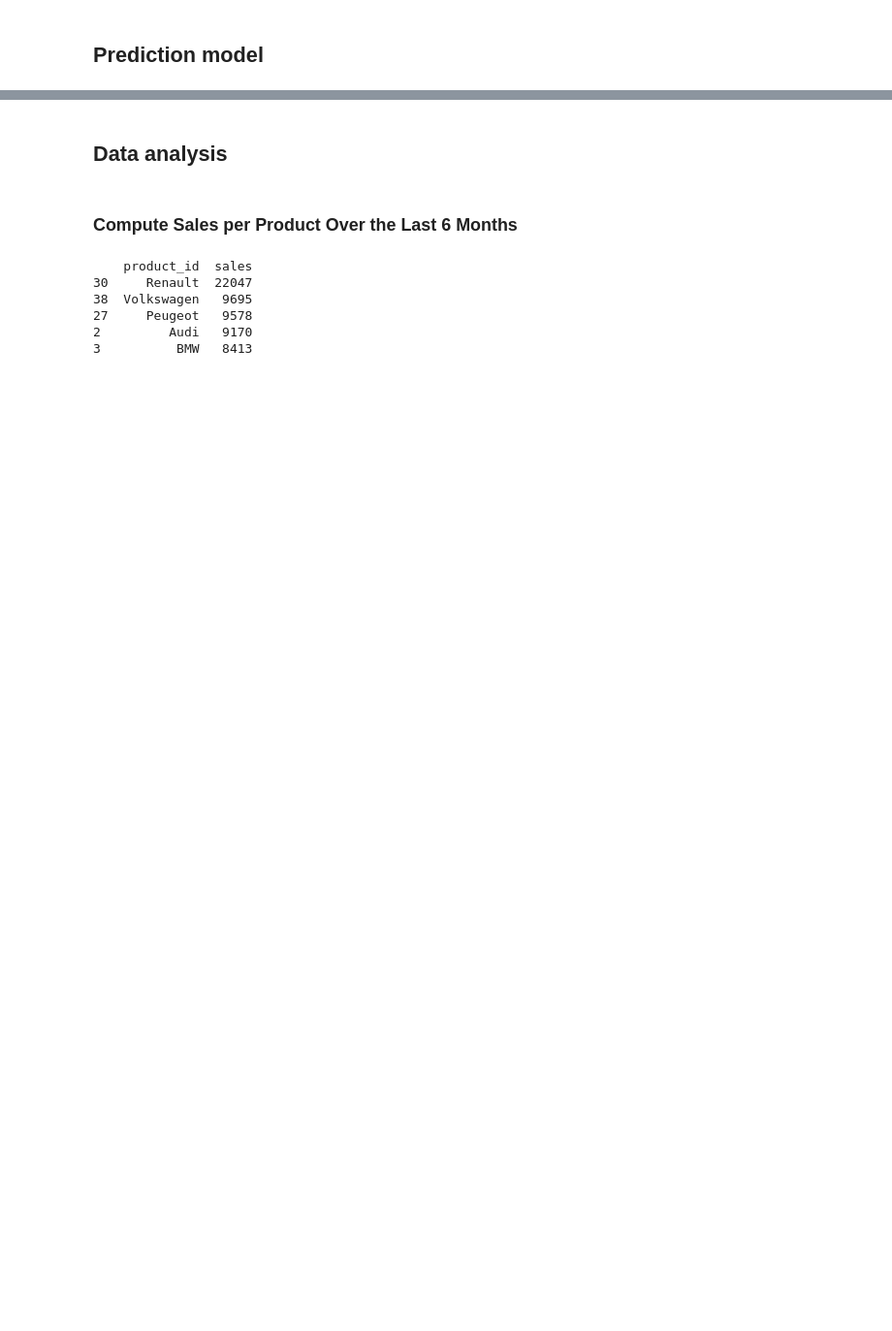
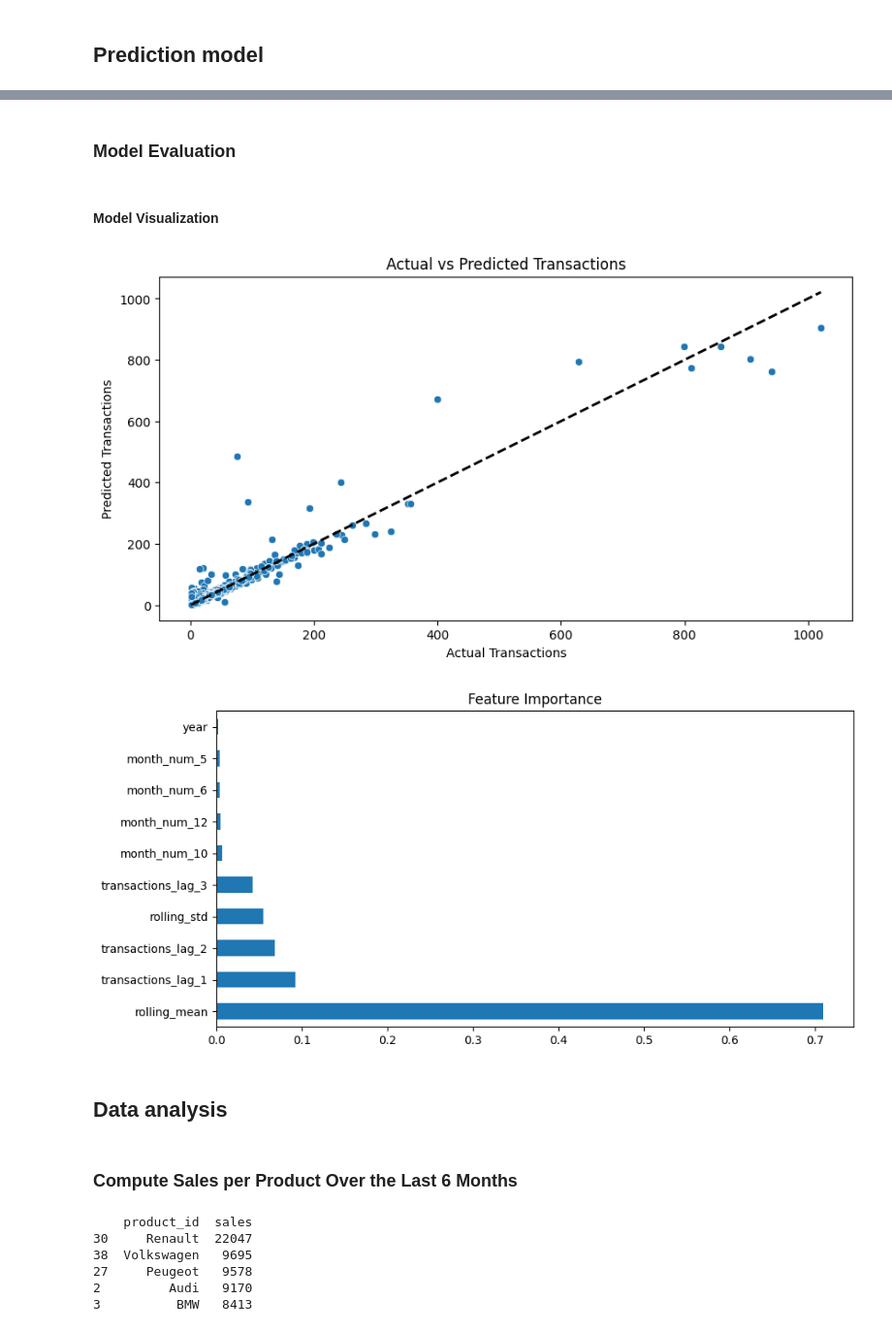
Before and after one commit to ttperr/Quod_THA_Test, a Jupyter notebook: notebooks/main.ipynb, the cells around one changed output, grey strips where cells are left out. Shown at 97% size. Cells and saved outputs as stored; diff of their text form; code cells hidden in the pictures; blank space fills up the shorter version.

```diff
--- a/notebooks/main.ipynb
+++ b/notebooks/main.ipynb
@@ -34,8 +37,7 @@ pio.renderers.default = "vscode"
 # %% [markdown]
 ## Import Data
 # %%
-# DATA_DIR = '..' + os.sep + 'data'
-DATA_DIR = 'data-quod'
+DATA_DIR = '..' + os.sep + 'data'
 
 transactions_1 = pd.read_csv(DATA_DIR + os.sep + 'transactions_1.csv', index_col=0, parse_dates=['date'])
 transactions_2 = pd.read_csv(DATA_DIR + os.sep + 'transactions_2.csv', index_col=0, parse_dates=['date'])
@@ -398,0 +224,2 @@ RMSE: 53.04
+# %%
+results = {}
@@ -398,0 +244,12 @@ RMSE: 53.04
+# %%
+# Random Forest
+model = models_dict['Random Forest']
+model.fit(X_train, y_train)
+y_pred = model.predict(X_test)
+results['Random Forest'] = {
+    'MAE': mean_absolute_error(y_test, y_pred),
+    'MSE': mean_squared_error(y_test, y_pred),
+    'R2': r2_score(y_test, y_pred),
+    'preds': y_pred
+}
+results['Random Forest']
@@ -398,0 +261,12 @@ RMSE: 53.04
+# %%
+# LSTM
+model = models_dict['LSTM']
+model.fit(X_train_seq, y_train_seq, batch_size=32, epochs=30, verbose=1)
+y_pred = model.predict(X_test_seq)
+results['LSTM'] = {
+    'MAE': mean_absolute_error(y_test_seq, y_pred),
+    'MSE': mean_squared_error(y_test_seq, y_pred),
+    'R2': r2_score(y_test_seq, y_pred),
+    'preds': y_pred
+}
+results['LSTM']
@@ -399,3 +301,26 @@ RMSE: 53.04
+# %% [markdown]
+### Model Evaluation
+# %% [markdown]
+#### Model Visualization
+# %%
+# Actual vs Predicted Transactions
+plt.figure(figsize=(10, 5))
+sns.scatterplot(x=y_test, y=results['Random Forest']['preds'])
+plt.plot([y_test.min(), y_test.max()], [y_test.min(), y_test.max()], 'k--', lw=2)
+plt.xlabel('Actual Transactions')
+plt.ylabel('Predicted Transactions')
+plt.title('Actual vs Predicted Transactions')
+plt.show()
+
+# Feature importance
+feature_importance = pd.Series(models_dict['Random Forest'].feature_importances_, index=X_train.columns)
+plt.figure(figsize=(10, 5))
+feature_importance.nlargest(10).plot(kind='barh')
+plt.title('Feature Importance')
+plt.show()
+# %% [output]
+[figure, added]
+[figure, added]
 # %% [markdown]
 ## Data analysis
 # %% [markdown]
```
Also changed, not shown: parts of 34 cells of this notebook.
